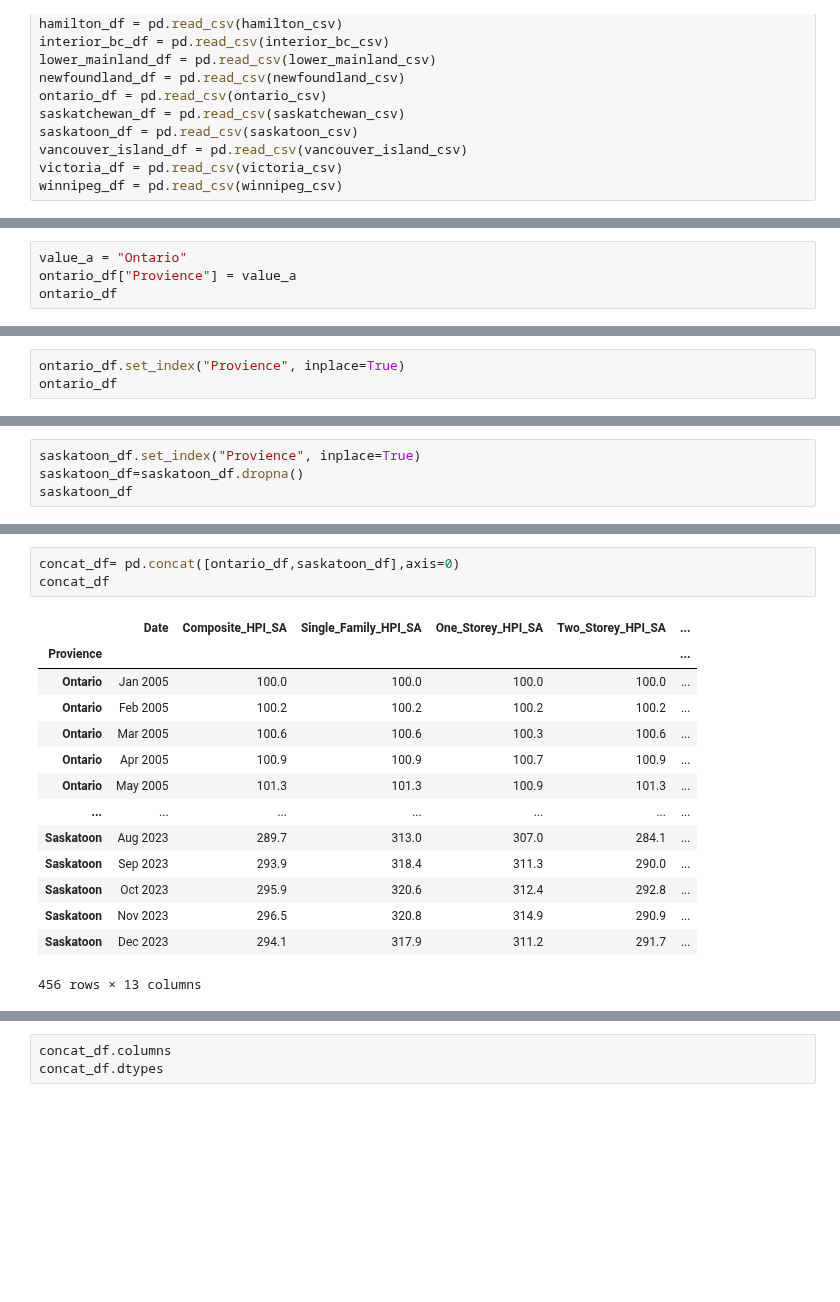
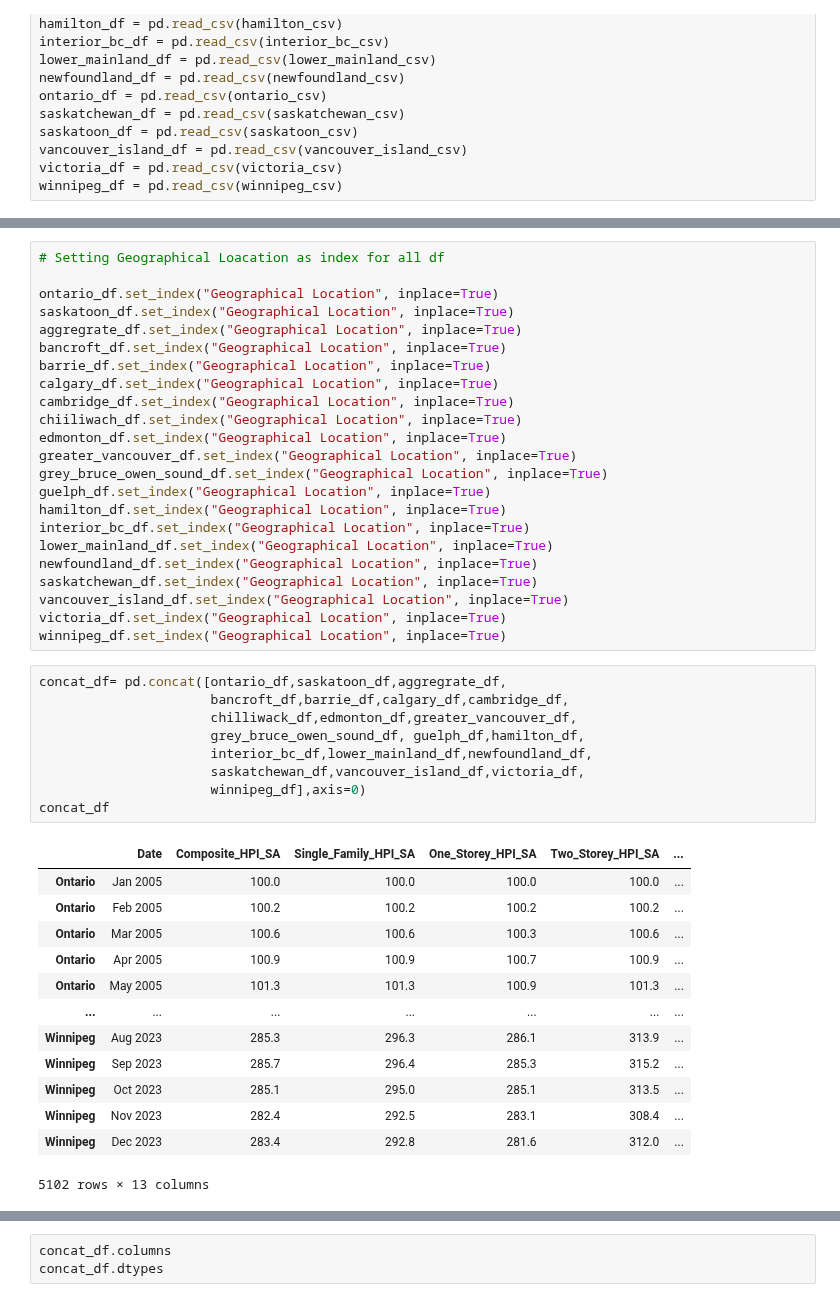
Before and after one commit to JasleenShergill/Covid-s-Effect-on-Real-Estate, a Jupyter notebook: realestate.ipynb, the cells around one changed output, grey strips where cells are left out. Drawn from its saved outputs; the diff is of its cells as text; blank space fills up the shorter version.

```diff
--- a/realestate.ipynb
+++ b/realestate.ipynb
@@ -92,4 +74,0 @@ saskatoon_df
-# %%
-value_a = "Ontario"
-ontario_df["Provience"] = value_a
-ontario_df
@@ -115,3 +74,0 @@ See the caveats in the documentation: https://pandas.pydata.org/pandas-docs/stab
-# %%
-ontario_df.set_index("Provience", inplace=True)
-ontario_df
@@ -133,4 +74,0 @@ ontario_df
-# %%
-saskatoon_df.set_index("Provience", inplace=True)
-saskatoon_df=saskatoon_df.dropna()
-saskatoon_df
@@ -152,18 +173,46 @@ saskatoon_df
+# %%
+# Setting Geographical Loacation as index for all df
+
+ontario_df.set_index("Geographical Location", inplace=True)
+saskatoon_df.set_index("Geographical Location", inplace=True)
+aggregrate_df.set_index("Geographical Location", inplace=True)
+bancroft_df.set_index("Geographical Location", inplace=True)
+barrie_df.set_index("Geographical Location", inplace=True)
+calgary_df.set_index("Geographical Location", inplace=True)
+cambridge_df.set_index("Geographical Location", inplace=True)
+chiiliwach_df.set_index("Geographical Location", inplace=True)
+edmonton_df.set_index("Geographical Location", inplace=True)
+greater_vancouver_df.set_index("Geographical Location", inplace=True)
+grey_bruce_owen_sound_df.set_index("Geographical Location", inplace=True)
+guelph_df.set_index("Geographical Location", inplace=True)
+hamilton_df.set_index("Geographical Location", inplace=True)
+interior_bc_df.set_index("Geographical Location", inplace=True)
+lower_mainland_df.set_index("Geographical Location", inplace=True)
+newfoundland_df.set_index("Geographical Location", inplace=True)
+saskatchewan_df.set_index("Geographical Location", inplace=True)
+vancouver_island_df.set_index("Geographical Location", inplace=True)
+victoria_df.set_index("Geographical Location", inplace=True)
+winnipeg_df.set_index("Geographical Location", inplace=True)
 # %%
-concat_df= pd.concat([ontario_df,saskatoon_df],axis=0)
+concat_df= pd.concat([ontario_df,saskatoon_df,aggregrate_df,
+                      bancroft_df,barrie_df,calgary_df,cambridge_df,
+                      chilliwack_df,edmonton_df,greater_vancouver_df,
+                      grey_bruce_owen_sound_df, guelph_df,hamilton_df,
+                      interior_bc_df,lower_mainland_df,newfoundland_df,
+                      saskatchewan_df,vancouver_island_df,victoria_df,
+                      winnipeg_df],axis=0)
 concat_df
 # %% [output]
 |  | Date | Composite_HPI_SA | Single_Family_HPI_SA | One_Storey_HPI_SA | Two_Storey_HPI_SA | ... |
-| Provience |  |  |  |  |  | ... |
 | Ontario | Jan 2005 | 100.0 | 100.0 | 100.0 | 100.0 | ... |
 | Ontario | Feb 2005 | 100.2 | 100.2 | 100.2 | 100.2 | ... |
 | Ontario | Mar 2005 | 100.6 | 100.6 | 100.3 | 100.6 | ... |
 | Ontario | Apr 2005 | 100.9 | 100.9 | 100.7 | 100.9 | ... |
 | Ontario | May 2005 | 101.3 | 101.3 | 100.9 | 101.3 | ... |
 | ... | ... | ... | ... | ... | ... | ... |
-| Saskatoon | Aug 2023 | 289.7 | 313.0 | 307.0 | 284.1 | ... |
-| Saskatoon | Sep 2023 | 293.9 | 318.4 | 311.3 | 290.0 | ... |
-| Saskatoon | Oct 2023 | 295.9 | 320.6 | 312.4 | 292.8 | ... |
-| Saskatoon | Nov 2023 | 296.5 | 320.8 | 314.9 | 290.9 | ... |
-| Saskatoon | Dec 2023 | 294.1 | 317.9 | 311.2 | 291.7 | ... |
+| Winnipeg | Aug 2023 | 285.3 | 296.3 | 286.1 | 313.9 | ... |
+| Winnipeg | Sep 2023 | 285.7 | 296.4 | 285.3 | 315.2 | ... |
+| Winnipeg | Oct 2023 | 285.1 | 295.0 | 285.1 | 313.5 | ... |
+| Winnipeg | Nov 2023 | 282.4 | 292.5 | 283.1 | 308.4 | ... |
+| Winnipeg | Dec 2023 | 283.4 | 292.8 | 281.6 | 312.0 | ... |
-456 rows × 13 columns
+5102 rows × 13 columns
```
Also changed, not shown: parts of 10 cells of this notebook, 1 other file.
